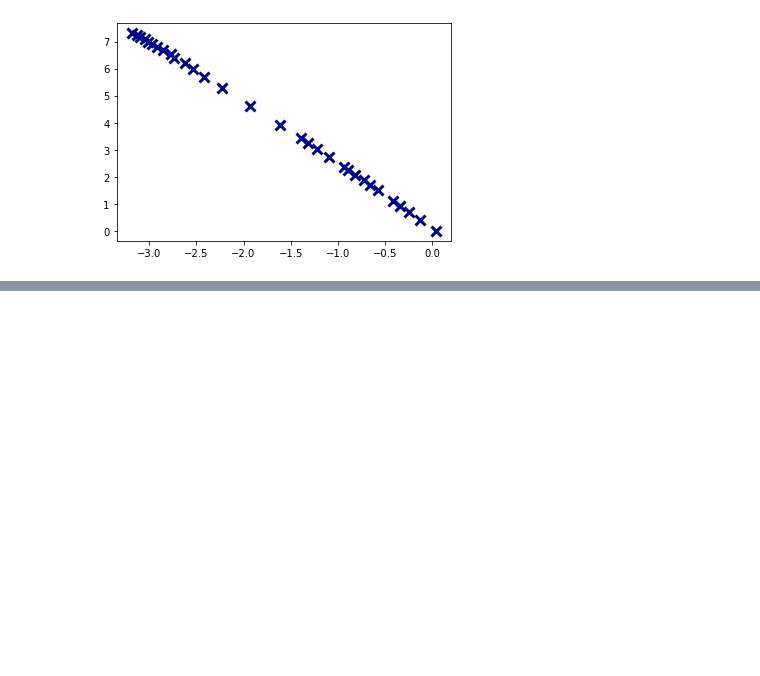
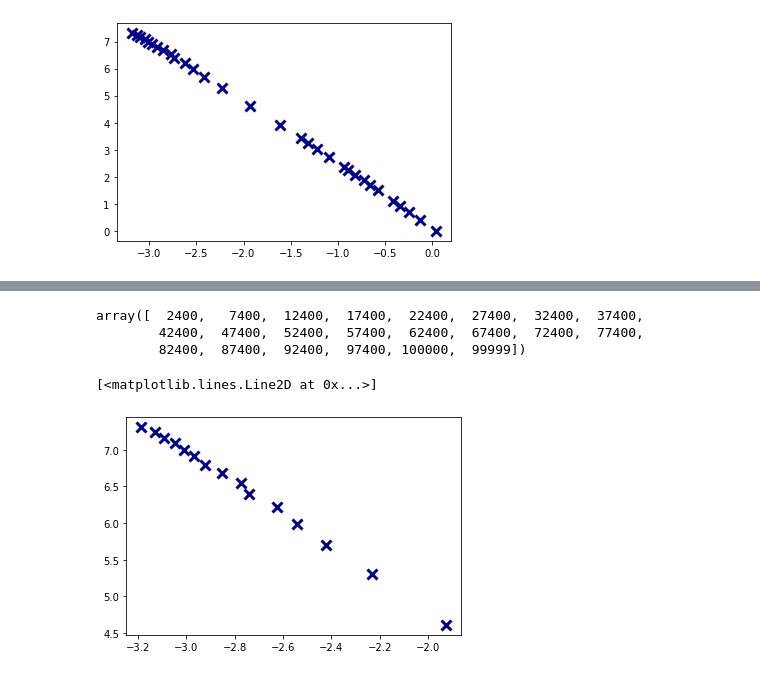
Before and after one commit to mew-two-github/Spatial-Matching-Simulations, a Jupyter notebook: continous_space/plots.ipynb, the cells around one changed output, grey strips where cells are left out. Drawn from its saved outputs; the diff is of its cells as text; code cells hidden in the pictures; blank space fills up the shorter version.

```diff
--- a/continous_space/plots.ipynb
+++ b/continous_space/plots.ipynb
@@ -187,0 +218,11 @@ plt.plot(np.log(average_cost_B),np.log(average_queue_B),'x',markersize = 10, mar
+# %%
+Tbatches
+# %% [output]
+array([  2400,   7400,  12400,  17400,  22400,  27400,  32400,  37400,
+        42400,  47400,  52400,  57400,  62400,  67400,  72400,  77400,
+        82400,  87400,  92400,  97400, 100000,  99999])
+# %%
+plt.plot(np.log(average_cost_B[:15]),np.log(average_queue_B[:15]),'x',markersize = 10, markeredgewidth=3, markeredgecolor="darkblue")
+# %% [output]
+[<matplotlib.lines.Line2D at 0x...>]
+[figure, added]
```
Also changed, not shown: parts of 21 cells of this notebook, 3 other files.
